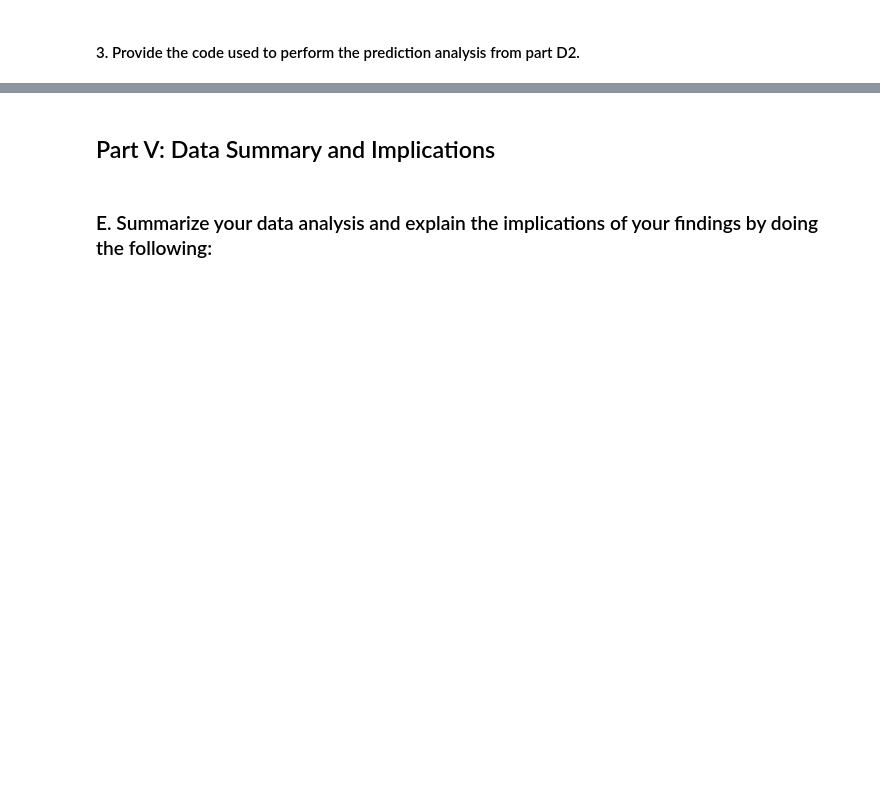
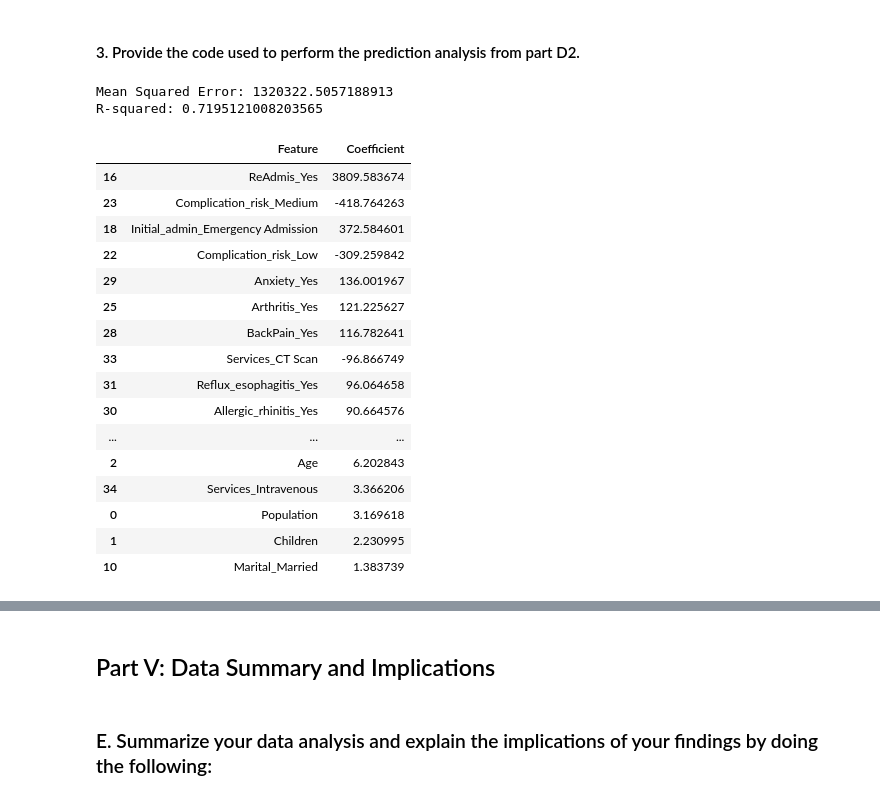
Before and after one commit to nestrada79/MSDA, a Jupyter notebook: D209/D209_Task2.ipynb, the cells around one changed output, grey strips where cells are left out. Drawn from its saved outputs; the diff is of its cells as text; code cells hidden in the pictures; blank space fills up the shorter version.

```diff
--- a/D209/D209_Task2.ipynb
+++ b/D209/D209_Task2.ipynb
@@ -222,5 +322,23 @@ medical_data_encoded.to_csv('medical_data_encoded.csv', index=False)
 ### D. Perform the data analysis and report on the results by doing the following:
 # %% [markdown]
 #### 1. Split the data into training and test data sets and provide the file(s).
+# %%
+# Splitting the data into independent variables (X) and the dependent variable (y)
+X = medical_data_encoded.drop('TotalCharge', axis=1)
+y = medical_data_encoded['TotalCharge']
+
+# Splitting the dataset into training and test sets
+# Using a standard split of 80% training and 20% test
+X_train, X_test, y_train, y_test = train_test_split(X, y, test_size=0.2, random_state=42)
+
+# Combine the split data back into train and test DataFrames for exporting
+train_data = pd.concat([X_train, y_train], axis=1)
+test_data = pd.concat([X_test, y_test], axis=1)
+
+# Saving the training set
+train_data.to_csv('medical_data_train.csv', index=False)
+
+# Saving the test set
+test_data.to_csv('medical_data_test.csv', index=False)
 # %% [markdown]
 #### 2. Describe the analysis technique you used to appropriately analyze the data. Include screenshots of the intermediate calculations you performed.
@@ -227,2 +360,48 @@ medical_data_encoded.to_csv('medical_data_encoded.csv', index=False)
 # %% [markdown]
 #### 3. Provide the code used to perform the prediction analysis from part D2.
+# %%
+# Initialize the Ridge Regression model
+ridge_reg = Ridge(alpha=1.0)  # Alpha is a hyperparameter
+
+# Train the model on the training data
+ridge_reg.fit(X_train, y_train)
+
+# Predict on the test data
+y_pred = ridge_reg.predict(X_test)
+
+# Calculate Mean Squared Error and R-squared
+mse = mean_squared_error(y_test, y_pred)
+r2 = r2_score(y_test, y_pred)
+
+print("Mean Squared Error:", mse)
+print("R-squared:", r2)
+# %% [output]
+Mean Squared Error: 1320322.5057188913
+R-squared: 0.7195121008203565
+# %%
+# Calculating coefficients
+coefficients = pd.DataFrame({
+    'Feature': X.columns,
+    'Coefficient': ridge_reg.coef_
+})
+
+# Display the coefficients sorted by their absolute values in descending order
+coefficients.sort_values(by='Coefficient', key=abs, ascending=False)
+# %% [output]
+|  | Feature | Coefficient |
+| 16 | ReAdmis_Yes | 3809.583674 |
+| 23 | Complication_risk_Medium | -418.764263 |
+| 18 | Initial_admin_Emergency Admission | 372.584601 |
+| 22 | Complication_risk_Low | -309.259842 |
+| 29 | Anxiety_Yes | 136.001967 |
+| 25 | Arthritis_Yes | 121.225627 |
+| 28 | BackPain_Yes | 116.782641 |
+| 33 | Services_CT Scan | -96.866749 |
+| 31 | Reflux_esophagitis_Yes | 96.064658 |
+| 30 | Allergic_rhinitis_Yes | 90.664576 |
+| ... | ... | ... |
+| 2 | Age | 6.202843 |
+| 34 | Services_Intravenous | 3.366206 |
+| 0 | Population | 3.169618 |
+| 1 | Children | 2.230995 |
+| 10 | Marital_Married | 1.383739 |
```
Also changed, not shown: parts of 34 cells of this notebook.
